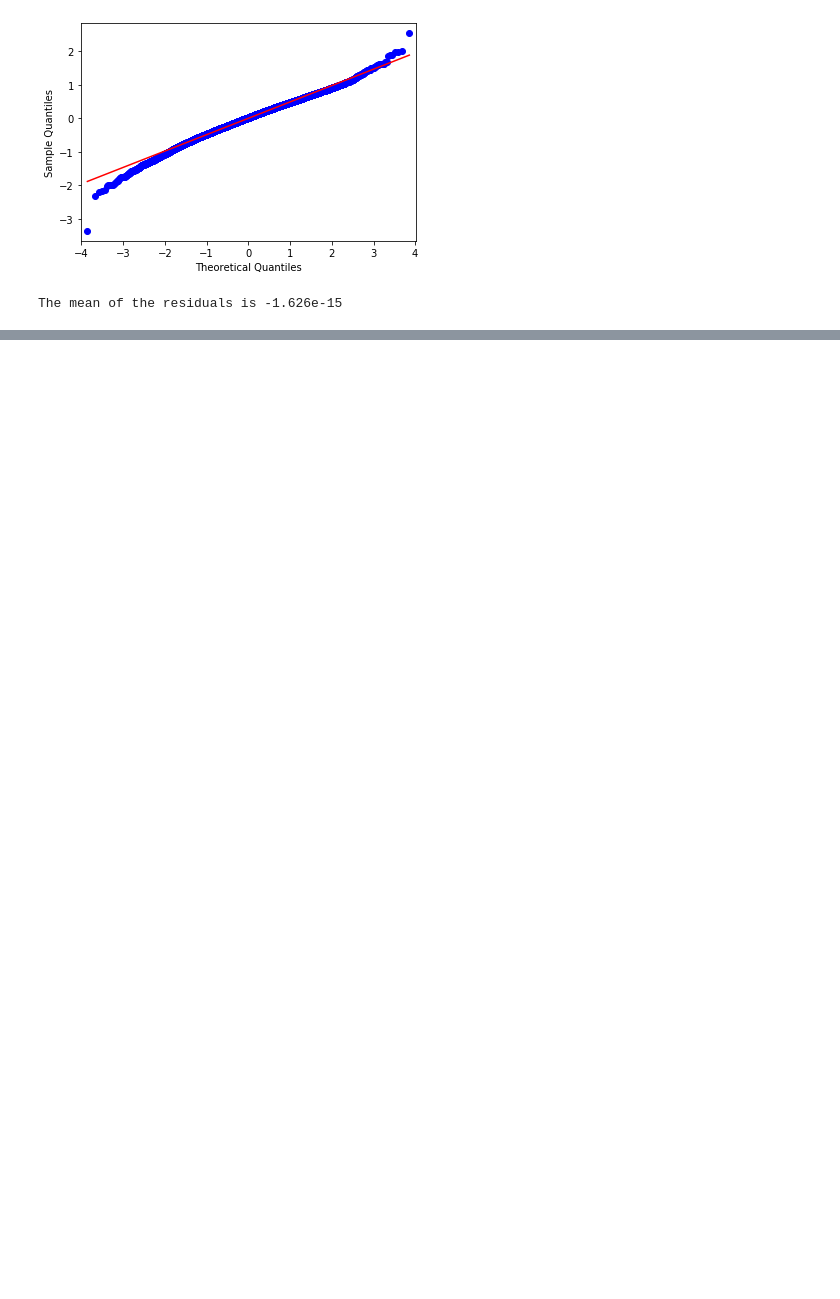
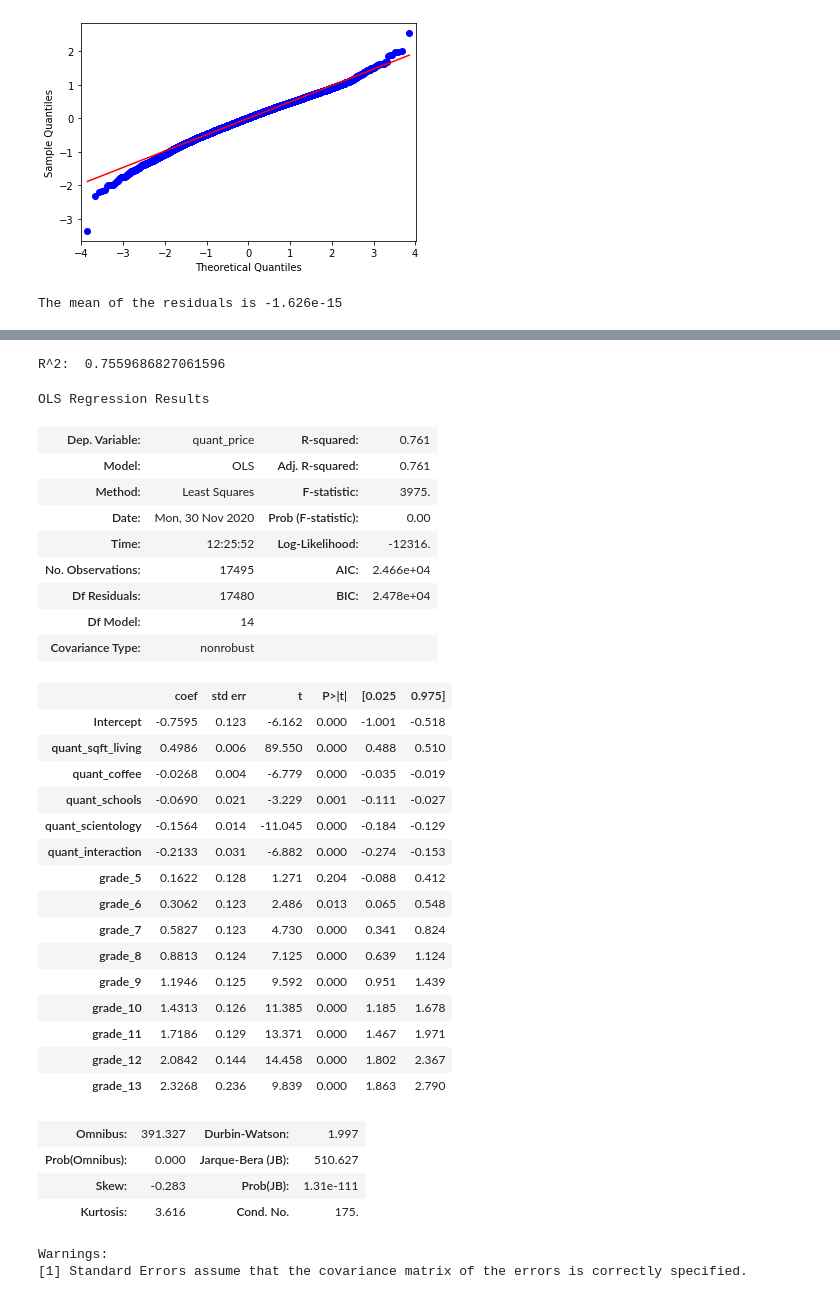
Before and after one commit to dtunnicliffe/house-price-regression-project, a Jupyter notebook: models.ipynb, the cells around one changed output, grey strips where cells are left out. Cells and saved outputs as stored; diff of their text form; code cells hidden in the pictures; blank space fills up the shorter version.

```diff
--- a/models.ipynb
+++ b/models.ipynb
@@ -692,0 +741,52 @@ The mean of the residuals is -1.626e-15
+# %%
+features = ['quant_sqft_living','quant_coffee', 'quant_schools', 'quant_scientology', 'grade_5', 'grade_6', 'grade_7', 'grade_8', 'grade_9', 'grade_10', 'grade_11', 'grade_12', 'grade_13', 'quant_interaction']
+target = ['quant_price']
+X = df[features]
+y = df[target]
+
+# running an iteration of the model using train_test_split
+X_train, X_test, y_train, y_test = train_test_split(X,y, random_state=1)
+
+lm10 = LinearRegression().fit(X_train, y_train)
+lm10_preds = lm10.predict(X_test)
+
+print('R^2: ', r2_score(y_test, lm10_preds))
+# %% [output]
+R^2:  0.7559686827061596
+# %%
+formula = "quant_price ~ quant_sqft_living+quant_coffee+quant_schools+quant_scientology+quant_interaction+grade_5+grade_6+grade_7+grade_8+grade_9+grade_10+grade_11+grade_12+grade_13"
+model = ols(formula= formula, data=df).fit()
+model.summary()
+# %% [output]
+OLS Regression Results
+| Dep. Variable: | quant_price | R-squared: | 0.761 |
+| Model: | OLS | Adj. R-squared: | 0.761 |
+| Method: | Least Squares | F-statistic: | 3975. |
+| Date: | Mon, 30 Nov 2020 | Prob (F-statistic): | 0.00 |
+| Time: | 12:25:52 | Log-Likelihood: | -12316. |
+| No. Observations: | 17495 | AIC: | 2.466e+04 |
+| Df Residuals: | 17480 | BIC: | 2.478e+04 |
+| Df Model: | 14 |  |  |
+| Covariance Type: | nonrobust |  |  |
+|  | coef | std err | t | P>|t| | [0.025 | 0.975] |
+| Intercept | -0.7595 | 0.123 | -6.162 | 0.000 | -1.001 | -0.518 |
+| quant_sqft_living | 0.4986 | 0.006 | 89.550 | 0.000 | 0.488 | 0.510 |
+| quant_coffee | -0.0268 | 0.004 | -6.779 | 0.000 | -0.035 | -0.019 |
+| quant_schools | -0.0690 | 0.021 | -3.229 | 0.001 | -0.111 | -0.027 |
+| quant_scientology | -0.1564 | 0.014 | -11.045 | 0.000 | -0.184 | -0.129 |
+| quant_interaction | -0.2133 | 0.031 | -6.882 | 0.000 | -0.274 | -0.153 |
+| grade_5 | 0.1622 | 0.128 | 1.271 | 0.204 | -0.088 | 0.412 |
+| grade_6 | 0.3062 | 0.123 | 2.486 | 0.013 | 0.065 | 0.548 |
+| grade_7 | 0.5827 | 0.123 | 4.730 | 0.000 | 0.341 | 0.824 |
+| grade_8 | 0.8813 | 0.124 | 7.125 | 0.000 | 0.639 | 1.124 |
+| grade_9 | 1.1946 | 0.125 | 9.592 | 0.000 | 0.951 | 1.439 |
+| grade_10 | 1.4313 | 0.126 | 11.385 | 0.000 | 1.185 | 1.678 |
+| grade_11 | 1.7186 | 0.129 | 13.371 | 0.000 | 1.467 | 1.971 |
+| grade_12 | 2.0842 | 0.144 | 14.458 | 0.000 | 1.802 | 2.367 |
+| grade_13 | 2.3268 | 0.236 | 9.839 | 0.000 | 1.863 | 2.790 |
+| Omnibus: | 391.327 | Durbin-Watson: | 1.997 |
+| Prob(Omnibus): | 0.000 | Jarque-Bera (JB): | 510.627 |
+| Skew: | -0.283 | Prob(JB): | 1.31e-111 |
+| Kurtosis: | 3.616 | Cond. No. | 175. |
+Warnings:
+[1] Standard Errors assume that the covariance matrix of the errors is correctly specified.
```
Also changed, not shown: parts of 21 cells of this notebook.
